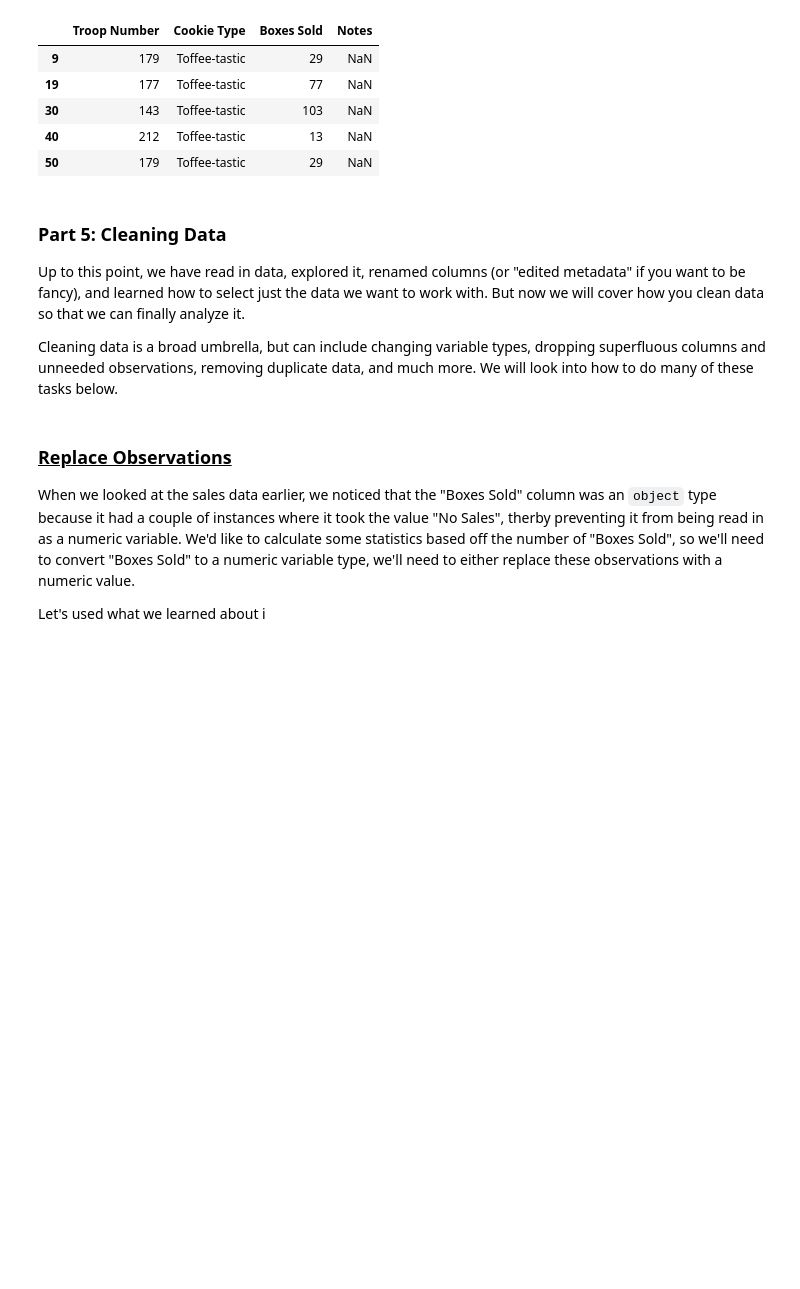
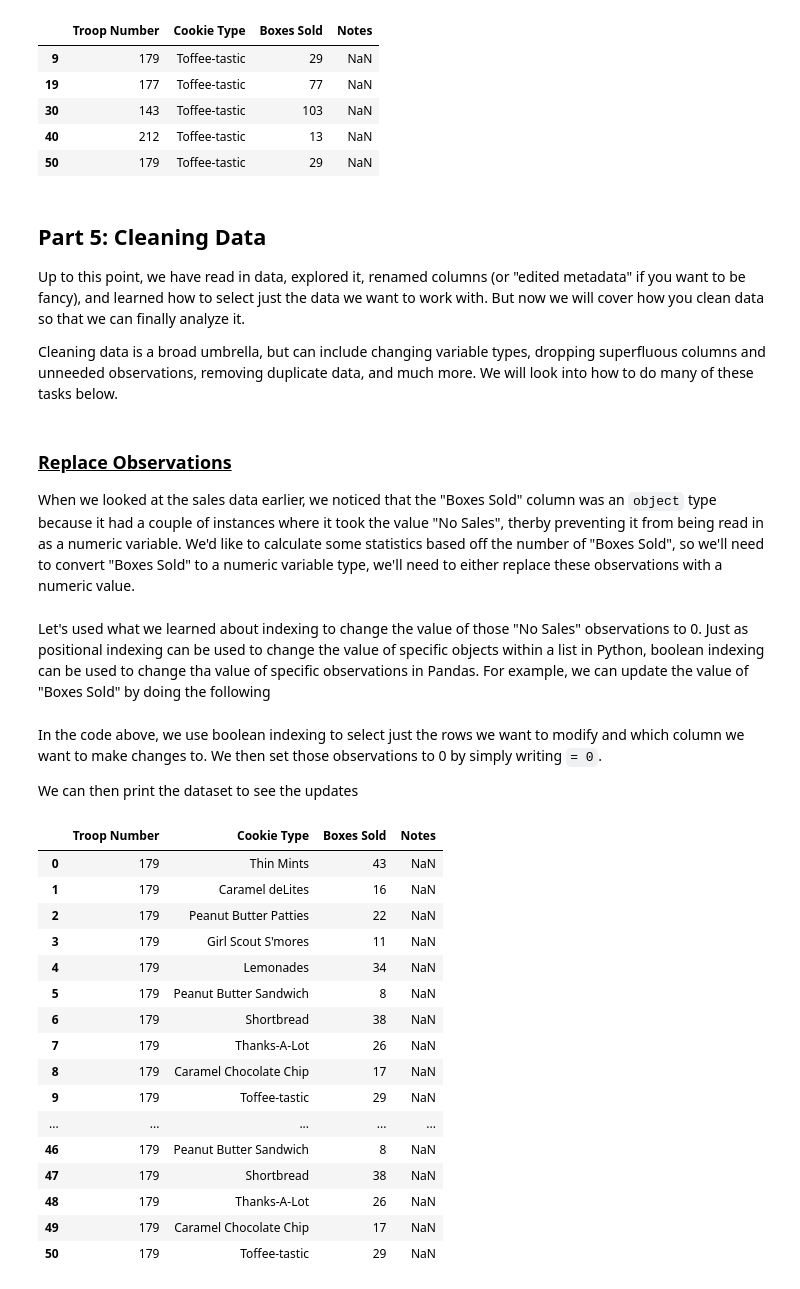
Before and after one commit to cra-international/Intro-to-Python, a Jupyter notebook: Intro to Python - II/intro_to_pandas.ipynb, the cells around one changed output. Drawn from its saved outputs; the diff is of its cells as text; code cells hidden in the pictures; blank space fills up the shorter version.

```diff
--- a/Intro to Python - II/intro_to_pandas.ipynb
+++ b/Intro to Python - II/intro_to_pandas.ipynb
@@ -260,7 +412,7 @@ sales_df.loc[sales_df["Cookie Type"] == "Toffee-tastic"]
 | 40 | 212 | Toffee-tastic | 13 | NaN |
 | 50 | 179 | Toffee-tastic | 29 | NaN |
 # %% [markdown]
-### Part 5: Cleaning Data
+## Part 5: Cleaning Data
 
 Up to this point, we have read in data, explored it, renamed columns (or "edited metadata" if you want to be fancy), and learned how to select just the data we want to work with. But now we will cover how you clean data so that we can finally analyze it.
 
@@ -269,5 +421,31 @@ Cleaning data is a broad umbrella, but can include changing variable types, drop
 ### <ins>Replace Observations</ins>
 
 When we looked at the sales data earlier, we noticed that the "Boxes Sold" column was an `object` type because it had a couple of instances where it took the value "No Sales", therby preventing it from being read in as a numeric variable. We'd like to calculate some statistics based off the number of "Boxes Sold", so we'll need to convert "Boxes Sold" to a numeric variable type, we'll need to either replace these observations with a numeric value.
-
-Let's used what we learned about i
+# %% [markdown]
+Let's used what we learned about indexing to change the value of those "No Sales" observations to 0. Just as positional indexing can be used to change the value of specific objects within a list in Python, boolean indexing can be used to change tha value of specific observations in Pandas. For example, we can update the value of "Boxes Sold" by doing the following
+# %%
+sales_df.loc[sales_df["Boxes Sold"] == "No Sales", "Boxes Sold"] = 0
+# %% [markdown]
+In the code above, we use boolean indexing to select just the rows we want to modify and which column we want to make changes to. We then set those observations to 0 by simply writing `= 0`.
+
+We can then print the dataset to see the updates
+# %%
+sales_df
+# %% [output]
+|  | Troop Number | Cookie Type | Boxes Sold | Notes |
+| 0 | 179 | Thin Mints | 43 | NaN |
+| 1 | 179 | Caramel deLites | 16 | NaN |
+| 2 | 179 | Peanut Butter Patties | 22 | NaN |
+| 3 | 179 | Girl Scout S'mores | 11 | NaN |
+| 4 | 179 | Lemonades | 34 | NaN |
+| 5 | 179 | Peanut Butter Sandwich | 8 | NaN |
+| 6 | 179 | Shortbread | 38 | NaN |
+| 7 | 179 | Thanks-A-Lot | 26 | NaN |
+| 8 | 179 | Caramel Chocolate Chip | 17 | NaN |
+| 9 | 179 | Toffee-tastic | 29 | NaN |
+| ... | ... | ... | ... | ... |
+| 46 | 179 | Peanut Butter Sandwich | 8 | NaN |
+| 47 | 179 | Shortbread | 38 | NaN |
+| 48 | 179 | Thanks-A-Lot | 26 | NaN |
+| 49 | 179 | Caramel Chocolate Chip | 17 | NaN |
+| 50 | 179 | Toffee-tastic | 29 | NaN |
```
Also changed, not shown: parts of 72 cells of this notebook, 1 other file.
